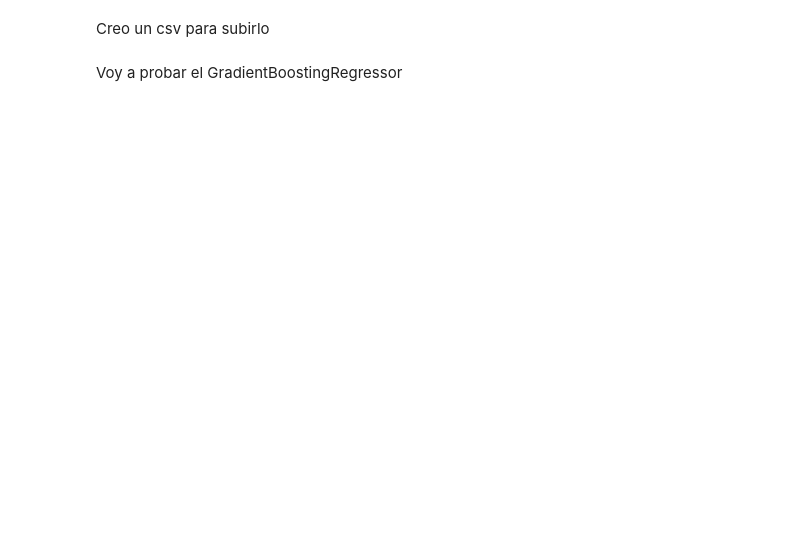
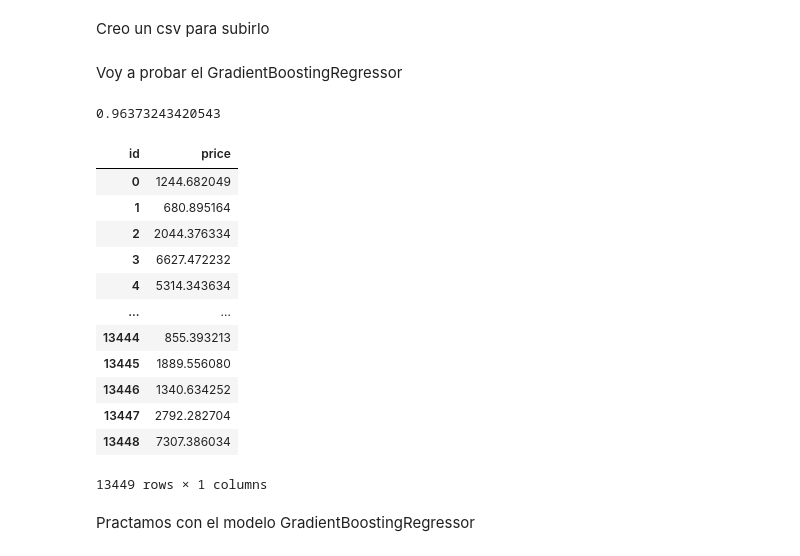
Before and after one commit to Sergio-Perez/ProyectoDiamantes, a Jupyter notebook: DiamonProyect.ipynb, the cells around one changed output. Cells and saved outputs as stored; diff of their text form; code cells hidden in the pictures; blank space fills up the shorter version.

```diff
--- a/DiamonProyect.ipynb
+++ b/DiamonProyect.ipynb
@@ -232,2 +271,31 @@ compareRFR.to_csv('../Output//sample_submissionRandomREgresion.csv', header=None
 # %% [markdown]
 Voy a probar el GradientBoostingRegressor
+# %%
+X_train, X_test, y_train, y_test = train_test_split(diamantes,y_diamantes,test_size=0.2)
+gradient = ensemble.GradientBoostingRegressor( n_estimators = 50,max_depth = 6,
+                                             min_samples_split = 3,learning_rate = 0.1)
+diamantesGBR = gradient.fit(X_train, y_train)
+y_predGradienet = gradient.predict(X_test)
+print(r2_score(y_test, y_predGradienet))
+# %% [output]
+0.96373243420543
+# %%
+y_predGBR= diamantesGBR.predict(diamantes_testeo)
+
+compareGBR = pd.DataFrame({'price':y_predGBR})
+compareGBR =  compareGBR.rename_axis("id", axis="columns")
+compareGBR
+# %% [output]
+| id | price |
+| 0 | 1244.682049 |
+| 1 | 680.895164 |
+| 2 | 2044.376334 |
+| 3 | 6627.472232 |
+| 4 | 5314.343634 |
+| ... | ... |
+| 13444 | 855.393213 |
+| 13445 | 1889.556080 |
+| 13446 | 1340.634252 |
+| 13447 | 2792.282704 |
+| 13448 | 7307.386034 |
+13449 rows × 1 columns
@@ -234 +304,3 @@ Voy a probar el GradientBoostingRegressor
+# %% [markdown]
+Practamos con el modelo GradientBoostingRegressor
 # %%
```
Also changed, not shown: parts of 30 cells of this notebook, 4 other files.
